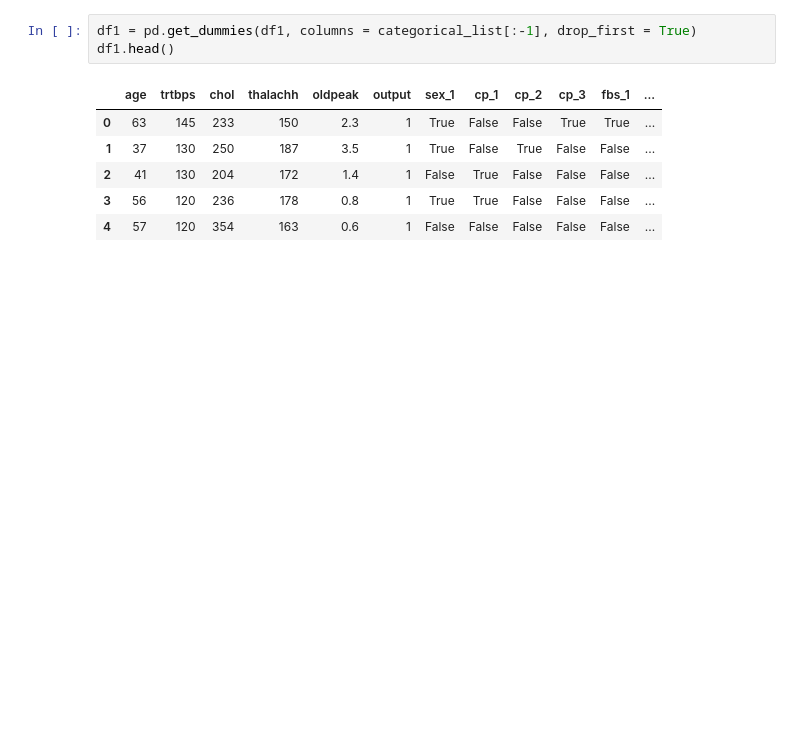
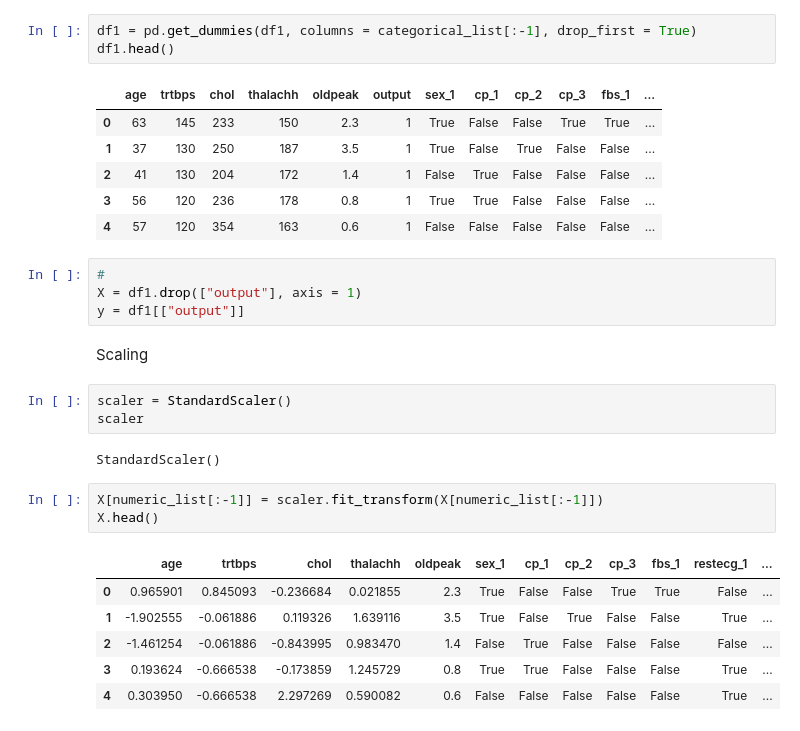
Before and after one commit to Scorpowl/Heart-Attack-Analysis-Prediction, a Jupyter notebook: heart_attack.ipynb, the cells around one changed output. Cells and saved outputs as stored; diff of their text form; blank space fills up the shorter version.

```diff
--- a/heart_attack.ipynb
+++ b/heart_attack.ipynb
@@ -294,3 +294,24 @@ df1.head()
 | 2 | 41 | 130 | 204 | 172 | 1.4 | 1 | False | True | False | False | False | ... |
 | 3 | 56 | 120 | 236 | 178 | 0.8 | 1 | True | True | False | False | False | ... |
 | 4 | 57 | 120 | 354 | 163 | 0.6 | 1 | False | False | False | False | False | ... |
+# %%
+#
+X = df1.drop(["output"], axis = 1)
+y = df1[["output"]]
+# %% [markdown]
+Scaling
+# %%
+scaler = StandardScaler()
+scaler
+# %% [output]
+StandardScaler()
+# %%
+X[numeric_list[:-1]] = scaler.fit_transform(X[numeric_list[:-1]])
+X.head()
+# %% [output]
+|  | age | trtbps | chol | thalachh | oldpeak | sex_1 | cp_1 | cp_2 | cp_3 | fbs_1 | restecg_1 | ... |
+| 0 | 0.965901 | 0.845093 | -0.236684 | 0.021855 | 2.3 | True | False | False | True | True | False | ... |
+| 1 | -1.902555 | -0.061886 | 0.119326 | 1.639116 | 3.5 | True | False | True | False | False | True | ... |
+| 2 | -1.461254 | -0.061886 | -0.843995 | 0.983470 | 1.4 | False | True | False | False | False | False | ... |
+| 3 | 0.193624 | -0.666538 | -0.173859 | 1.245729 | 0.8 | True | True | False | False | False | True | ... |
+| 4 | 0.303950 | -0.666538 | 2.297269 | 0.590082 | 0.6 | False | False | False | False | False | True | ... |
```
